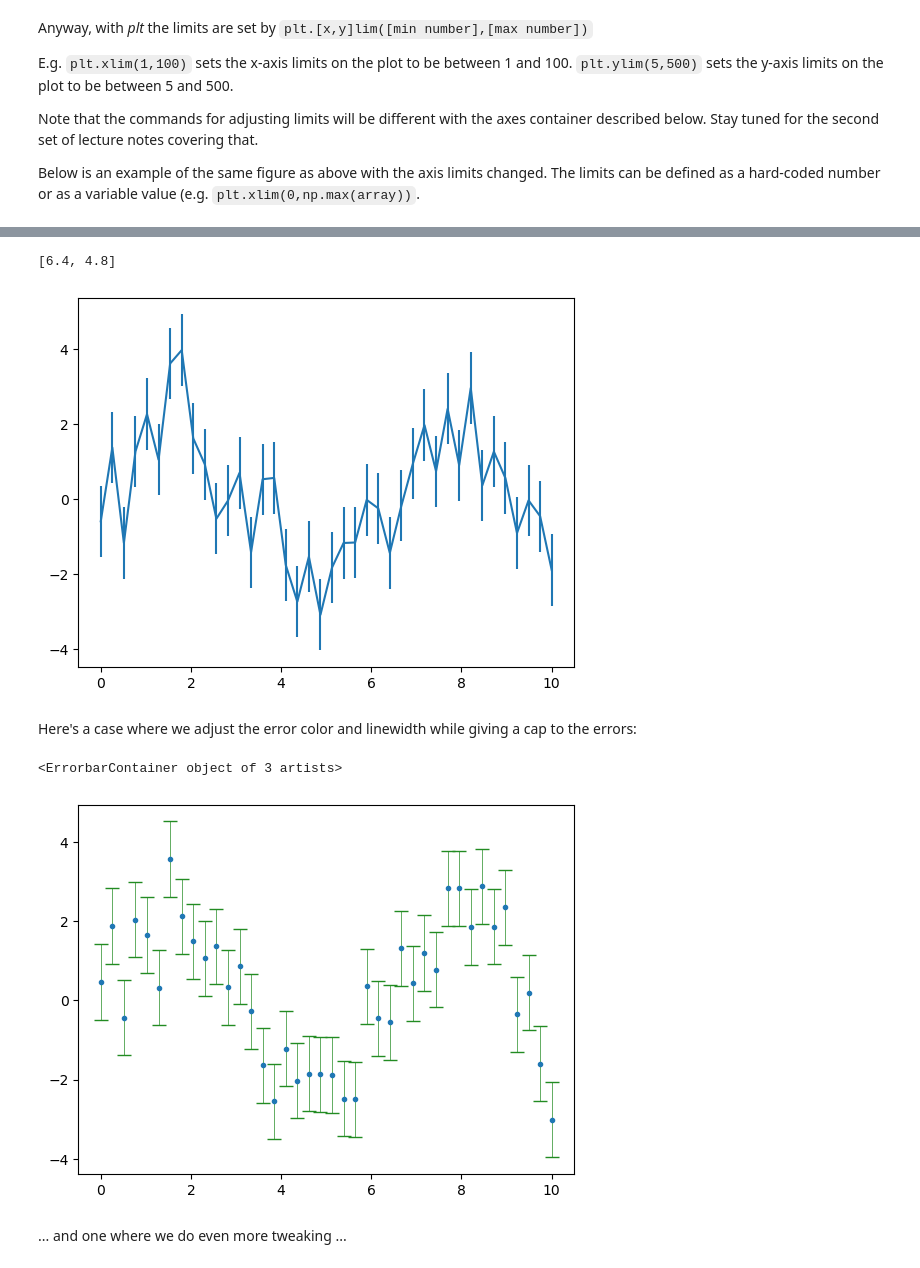
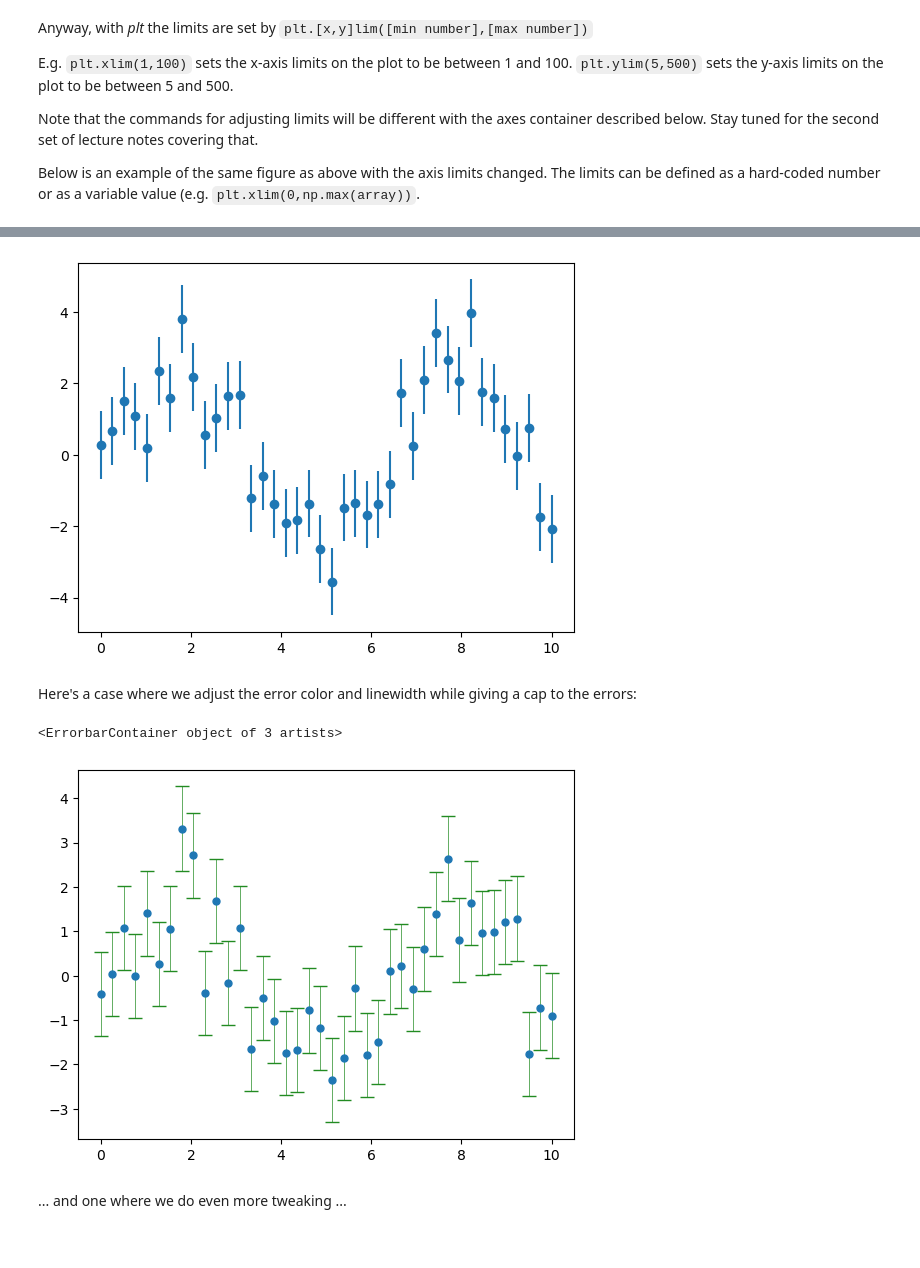
Before and after one commit to thaynecurrie/phys7903_fall2025, a Jupyter notebook: ScientificPythonNotes/Matplotlib/Python_matplotlib_part1b.ipynb, the cells around one changed output, grey strips where cells are left out. Cells and saved outputs as stored; diff of their text form; code cells hidden in the pictures.

```diff
--- a/ScientificPythonNotes/Matplotlib/Python_matplotlib_part1b.ipynb
+++ b/ScientificPythonNotes/Matplotlib/Python_matplotlib_part1b.ipynb
@@ -297,19 +297,18 @@ Here is a very simple errorbar plot:
 # %%
 x = np.linspace(0, 10, 40)
 const = 0.95
 y = 2*np.sin(x) + const * np.random.randn(40)
 
 #plt.style.use('seaborn') #just to change things up a bit
 plt.style.use('default')
-print(rcParams.get('figure.figsize'))
+#print(rcParams.get('figure.figsize'))
 #plt.errorbar(x, y, yerr=const,ls='none') #just looks like blue vertical lines
 #plt.errorbar(x, y, yerr=const,ls='none',marker='o') #dots with blue vertical lines
 #plt.errorbar(x, y, yerr=const,fmt='.k')
-plt.errorbar(x, y, yerr=const)
+plt.errorbar(x, y, yerr=const,ls='none',marker='o')
 plt.show()
 # %% [output]
-[6.4, 4.8]
-[figure, old version]
+[figure, new version]
 # %% [markdown]
 Here's a case where we adjust the error color and linewidth while giving a cap to the errors:
 # %%
@@ -324,10 +323,10 @@ plt.style.use('default')
 #plt.errorbar(x, y, yerr=const,ls='none') #just looks like blue vertical lines
 #plt.errorbar(x, y, yerr=const,ls='none',marker='o') #dots with blue vertical lines
 #plt.errorbar(x, y, yerr=const,ls='none',marker='.',ecolor='darkgray',capsize=5,elinewidth=.5,markeredgewidth=1)
-plt.errorbar(x, y, yerr=const,ls='none',marker='.',ecolor='forestgreen',capsize=5,elinewidth=.5,markeredgewidth=1)
+plt.errorbar(x, y, yerr=const,ls='none',marker='.',ecolor='forestgreen',ms=10,capsize=5,elinewidth=.5,markeredgewidth=1)
 # %% [output]
 <ErrorbarContainer object of 3 artists>
-[figure, old version]
+[figure, new version]
 # %% [markdown]
 ... and one where we do even more tweaking ...
 # %%
```
Also changed, not shown: parts of 10 cells of this notebook, 40 other files.
